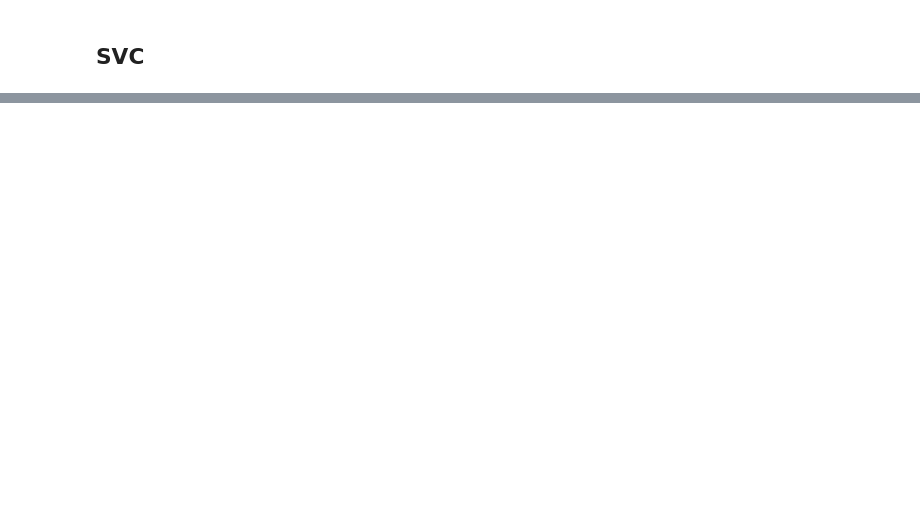
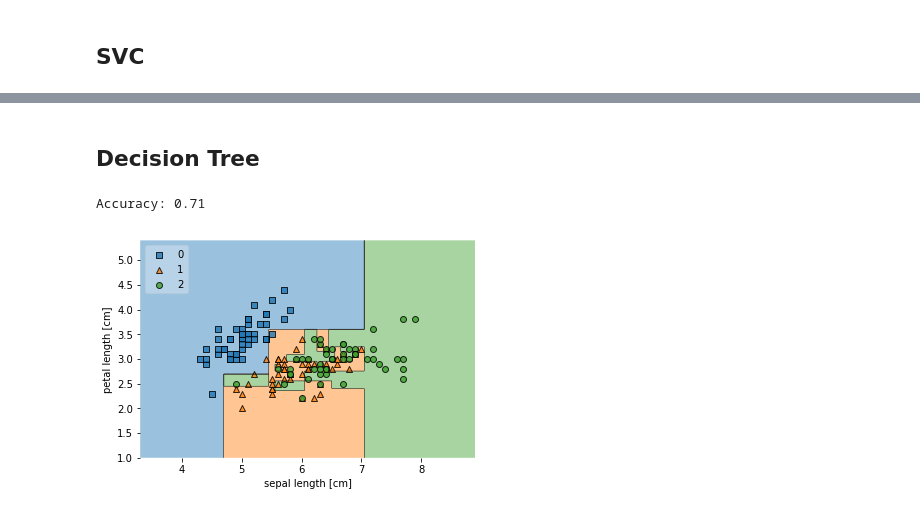
Before and after one commit to lowlighter/uqac, a Jupyter notebook: machinelearning/snippets/Examples.ipynb, the cells around one changed output, grey strips where cells are left out. Cells and saved outputs as stored; diff of their text form; code cells hidden in the pictures; blank space fills up the shorter version.

```diff
--- a/machinelearning/snippets/Examples.ipynb
+++ b/machinelearning/snippets/Examples.ipynb
@@ -63,0 +64,8 @@ Accuracy: 0.80
+# %% [markdown]
+## Decision Tree
+# %%
+from sklearn.tree import DecisionTreeClassifier
+show(DecisionTreeClassifier(criterion="gini", max_depth=None, random_state=1))
+# %% [output]
+Accuracy: 0.71
+[figure, added]
```
Also changed, not shown: parts of 13 cells of this notebook.
